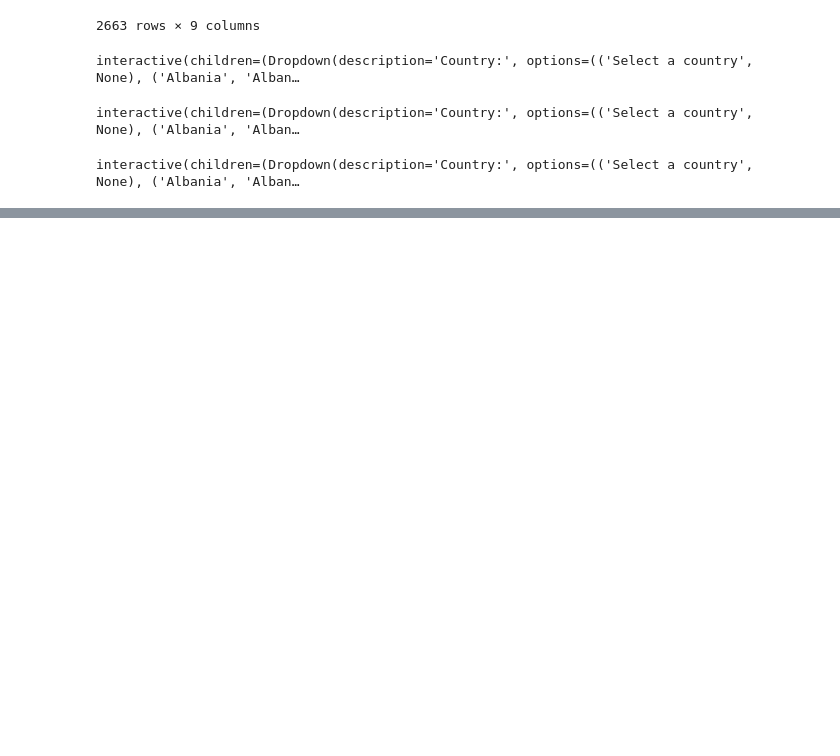
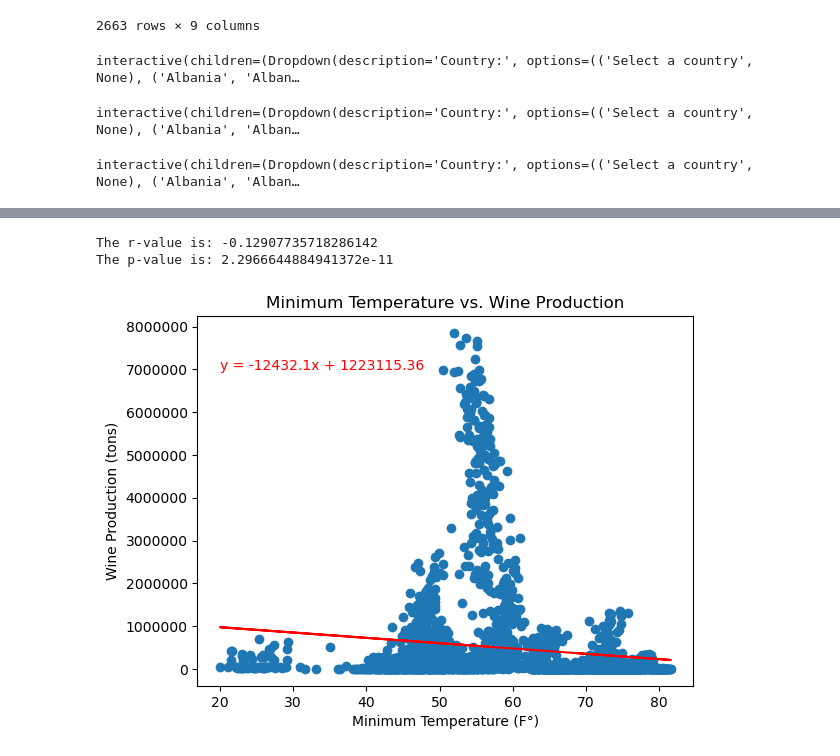
Before and after one commit to canayter/wine_and_climate_change, a Jupyter notebook: main.ipynb, the cells around one changed output, grey strips where cells are left out. Drawn from its saved outputs; the diff is of its cells as text; code cells hidden in the pictures; blank space fills up the shorter version.

```diff
--- a/main.ipynb
+++ b/main.ipynb
@@ -290,0 +290,26 @@ button.on_clicked(reset)
+# %%
+x = country_data_df['Minimum Temperature (F°)']
+y = country_data_df['Wine Production (tons)']
+
+plt.scatter(x, y)
+(slope, intercept, rvalue, pvalue, stderr) = st.linregress(x, y)
+regress_values = x * slope + intercept
+line_eq = "y = " + str(round(slope,2)) + "x + " + str(round(intercept,2))
+plt.plot(x,regress_values,"r-")
+
+plt.xlabel('Minimum Temperature (F°)')
+plt.ylabel('Wine Production (tons)')
+plt.title(f'Minimum Temperature vs. Wine Production')
+plt.annotate(line_eq,(20,7000000),fontsize=10,color="red")
+
+plt.gca().yaxis.set_major_formatter(ScalarFormatter())
+plt.ticklabel_format(style='plain', axis='both')
+
+print(f'The r-value is: {rvalue}')
+print(f'The p-value is: {pvalue}')
+
+plt.show()
+# %% [output]
+The r-value is: -0.12907735718286142
+The p-value is: 2.2966644884941372e-11
+[figure, added]
```
Also changed, not shown: parts of 7 cells of this notebook, 3 other files.
